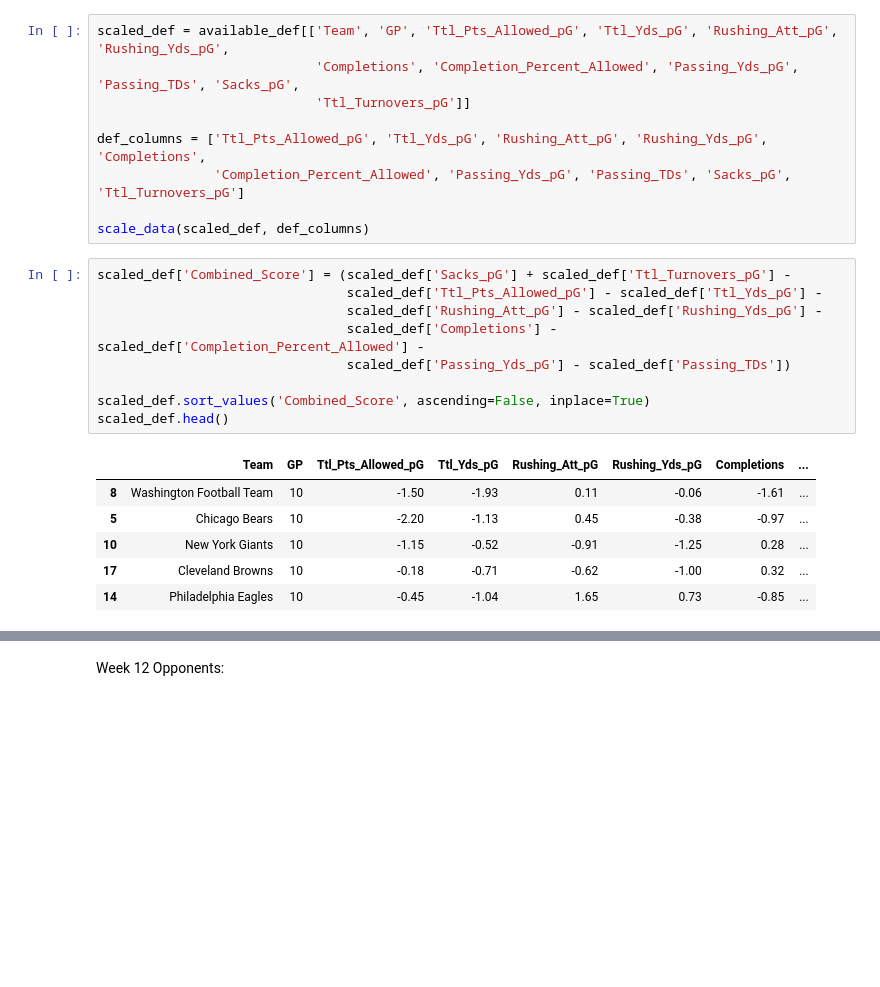
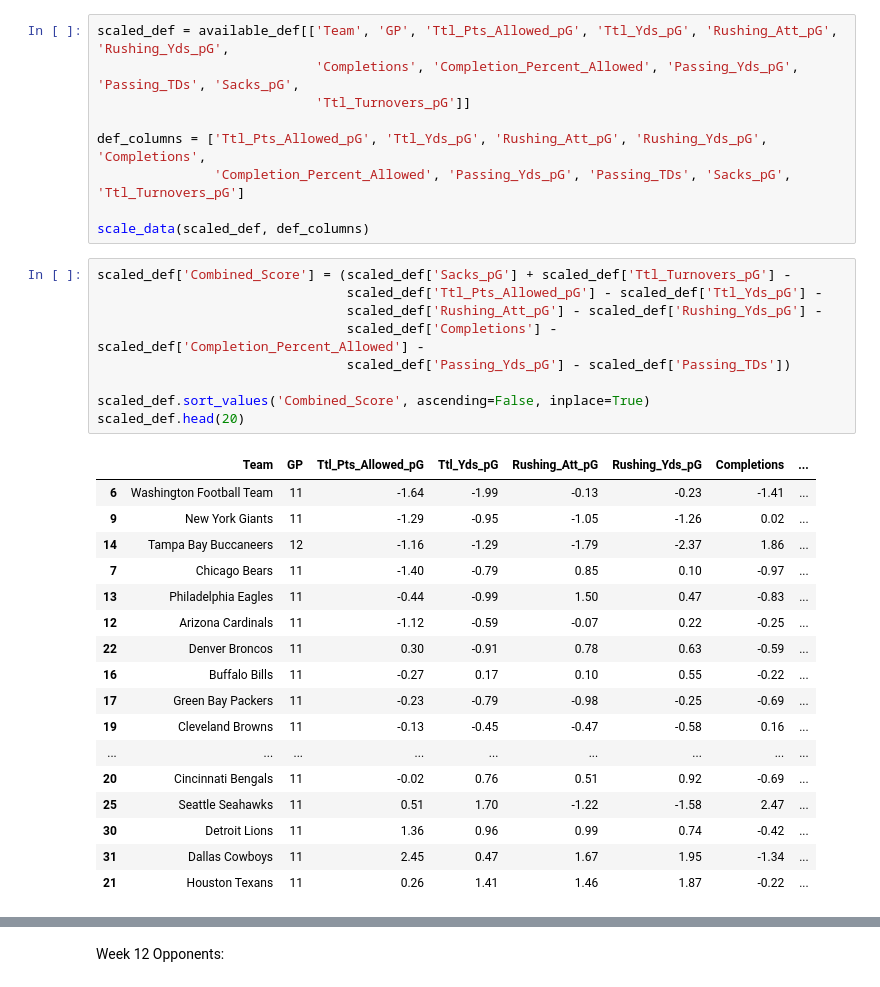
Before and after one commit to mcerow/fantasy_football, a Jupyter notebook: week12/Week12_DataAnalysis.ipynb, the cells around one changed output, grey strips where cells are left out. Drawn from its saved outputs; the diff is of its cells as text; blank space fills up the shorter version.

```diff
--- a/week12/Week12_DataAnalysis.ipynb
+++ b/week12/Week12_DataAnalysis.ipynb
@@ -1997,19 +1997,30 @@ scale_data(scaled_def, def_columns)
 # %%
 scaled_def['Combined_Score'] = (scaled_def['Sacks_pG'] + scaled_def['Ttl_Turnovers_pG'] -
                                 scaled_def['Ttl_Pts_Allowed_pG'] - scaled_def['Ttl_Yds_pG'] -
                                 scaled_def['Rushing_Att_pG'] - scaled_def['Rushing_Yds_pG'] -
                                 scaled_def['Completions'] - scaled_def['Completion_Percent_Allowed'] -
                                 scaled_def['Passing_Yds_pG'] - scaled_def['Passing_TDs'])
 
 scaled_def.sort_values('Combined_Score', ascending=False, inplace=True)
-scaled_def.head()
+scaled_def.head(20)
 # %% [output]
 |  | Team | GP | Ttl_Pts_Allowed_pG | Ttl_Yds_pG | Rushing_Att_pG | Rushing_Yds_pG | Completions | ... |
-| 8 | Washington Football Team | 10 | -1.50 | -1.93 | 0.11 | -0.06 | -1.61 | ... |
-| 5 | Chicago Bears | 10 | -2.20 | -1.13 | 0.45 | -0.38 | -0.97 | ... |
-| 10 | New York Giants | 10 | -1.15 | -0.52 | -0.91 | -1.25 | 0.28 | ... |
-| 17 | Cleveland Browns | 10 | -0.18 | -0.71 | -0.62 | -1.00 | 0.32 | ... |
-| 14 | Philadelphia Eagles | 10 | -0.45 | -1.04 | 1.65 | 0.73 | -0.85 | ... |
+| 6 | Washington Football Team | 11 | -1.64 | -1.99 | -0.13 | -0.23 | -1.41 | ... |
+| 9 | New York Giants | 11 | -1.29 | -0.95 | -1.05 | -1.26 | 0.02 | ... |
+| 14 | Tampa Bay Buccaneers | 12 | -1.16 | -1.29 | -1.79 | -2.37 | 1.86 | ... |
+| 7 | Chicago Bears | 11 | -1.40 | -0.79 | 0.85 | 0.10 | -0.97 | ... |
+| 13 | Philadelphia Eagles | 11 | -0.44 | -0.99 | 1.50 | 0.47 | -0.83 | ... |
+| 12 | Arizona Cardinals | 11 | -1.12 | -0.59 | -0.07 | 0.22 | -0.25 | ... |
+| 22 | Denver Broncos | 11 | 0.30 | -0.91 | 0.78 | 0.63 | -0.59 | ... |
+| 16 | Buffalo Bills | 11 | -0.27 | 0.17 | 0.10 | 0.55 | -0.22 | ... |
+| 17 | Green Bay Packers | 11 | -0.23 | -0.79 | -0.98 | -0.25 | -0.69 | ... |
+| 19 | Cleveland Browns | 11 | -0.13 | -0.45 | -0.47 | -0.58 | 0.16 | ... |
+| ... | ... | ... | ... | ... | ... | ... | ... | ... |
+| 20 | Cincinnati Bengals | 11 | -0.02 | 0.76 | 0.51 | 0.92 | -0.69 | ... |
+| 25 | Seattle Seahawks | 11 | 0.51 | 1.70 | -1.22 | -1.58 | 2.47 | ... |
+| 30 | Detroit Lions | 11 | 1.36 | 0.96 | 0.99 | 0.74 | -0.42 | ... |
+| 31 | Dallas Cowboys | 11 | 2.45 | 0.47 | 1.67 | 1.95 | -1.34 | ... |
+| 21 | Houston Texans | 11 | 0.26 | 1.41 | 1.46 | 1.87 | -0.22 | ... |
 # %%
 available_off = ttl_offense[~ttl_offense['Long_Name'].isin(taken_off)]
 available_off.head()
```
Also changed, not shown: parts of 12 cells of this notebook.
